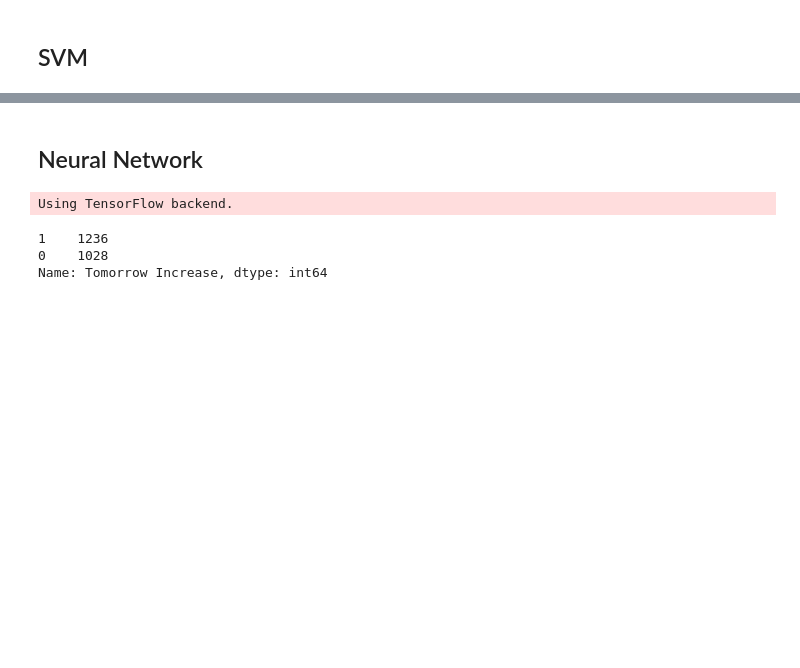
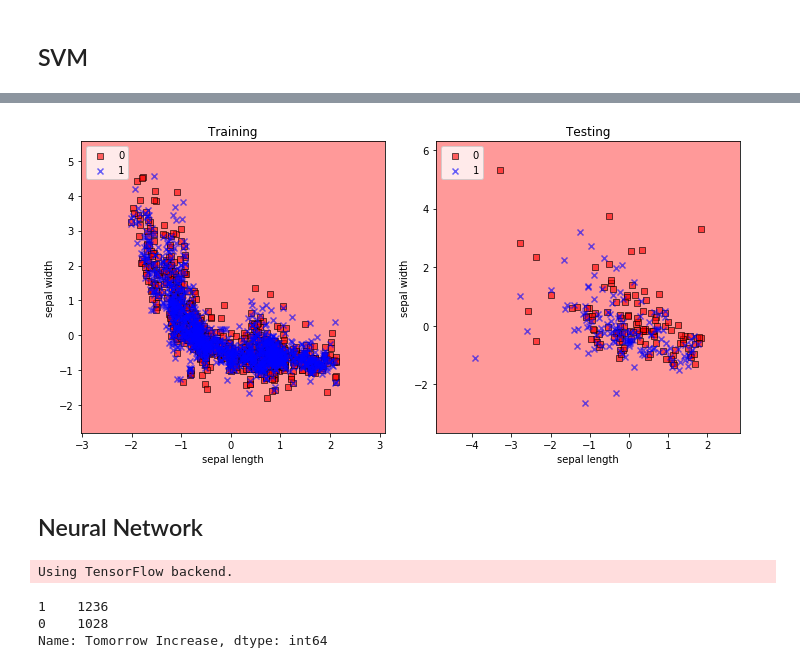
Before and after one commit to kevin110604/FDA_regression_svm_nn, a Jupyter notebook: FDA_hw3.ipynb, the cells around one changed output, grey strips where cells are left out. Cells and saved outputs as stored; diff of their text form; code cells hidden in the pictures; blank space fills up the shorter version.

```diff
--- a/FDA_hw3.ipynb
+++ b/FDA_hw3.ipynb
@@ -120,0 +129,3 @@ Test accuracy: 0.5674603174603174
+# %%
+model_bl.fit(x2_train_std, y_train)
+evaluate(model_bl, x2_train_std, y_train, x2_test_std, y_test)
@@ -174,3 +285,14 @@ print("Penalty = %.2f, Accuracy = %.2f %%" % (penalty, acc_rate))
+# %%
+svm.fit(xtraintmp, y_train)
+
+plt.figure(figsize=(10,5))
+
+plot_train_test(1, x_train_num, y_train_num)
+plot_train_test(2, x_test_num, y_test_num)
+
+plt.show()
+# %% [output]
+[figure, added]
 # %% [markdown]
 ## Neural Network
 # %%
```
Also changed, not shown: parts of 23 cells of this notebook.
